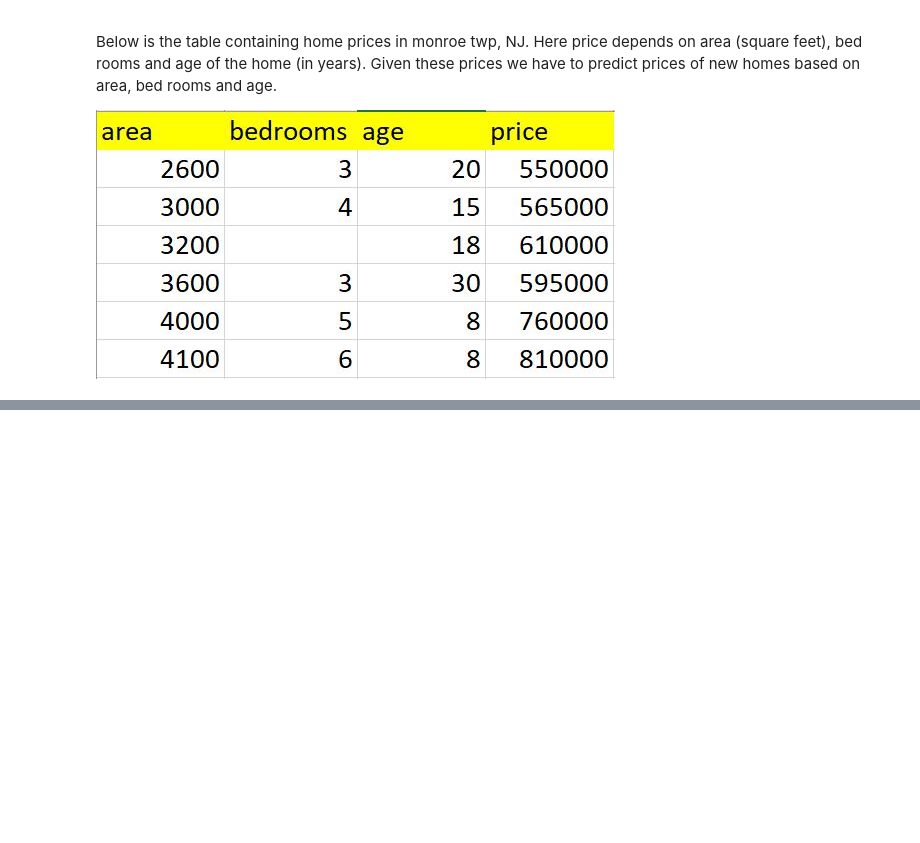
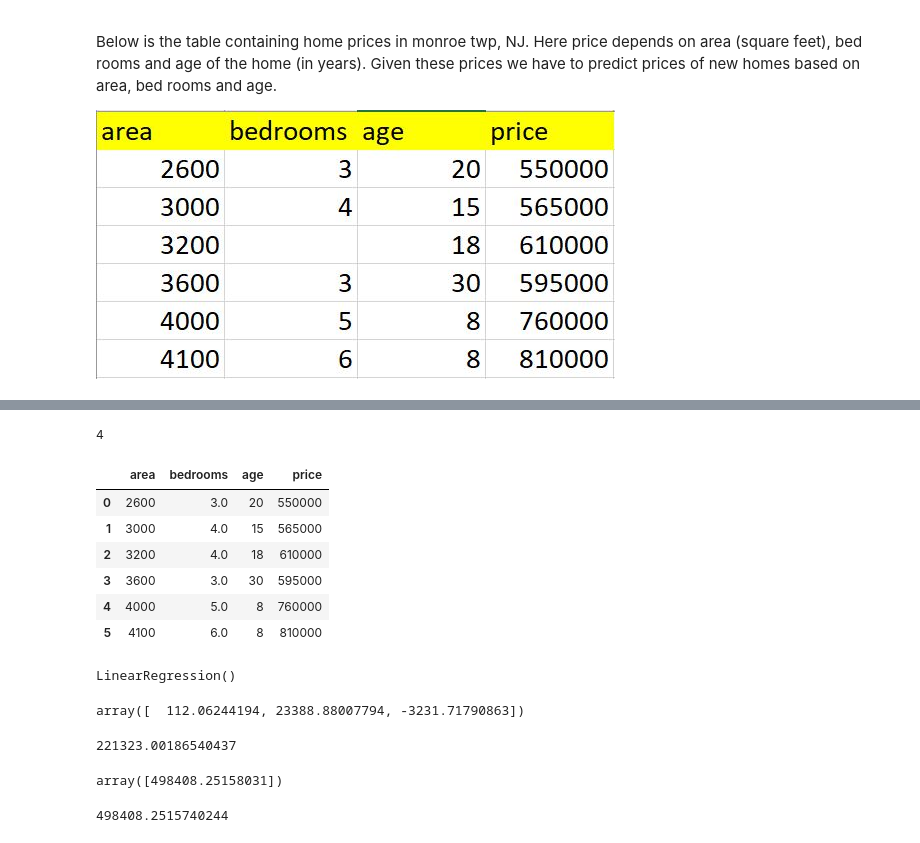
Before and after one commit to EfekanAlpsa/DataScientist-RoadMap, a Jupyter notebook: 4 - Machine Learning/Machine Learning Tutorial Python 2 - Linear Regression Multiple Variables/Machine Learning With Python 2 - Linear Regression Multiple Variables.ipynb, the cells around one changed output, grey strips where cells are left out. Saved outputs shown, nothing was run; the diff lists cells and outputs as text; code cells hidden in the pictures; blank space fills up the shorter version.

```diff
--- a/4 - Machine Learning/Machine Learning Tutorial Python 2 - Linear Regression Multiple Variables/Machine Learning With Python 2 - Linear Regression Multiple Variables.ipynb
+++ b/4 - Machine Learning/Machine Learning Tutorial Python 2 - Linear Regression Multiple Variables/Machine Learning With Python 2 - Linear Regression Multiple Variables.ipynb
@@ -18,0 +34,51 @@ Here area, bedrooms, age are called independant variables or **features** wherea
+# %%
+df.bedrooms.median()
+# or
+import math
+median_bedrooms = math.floor(df.bedrooms.median())
+median_bedrooms
+# %% [output]
+4
+# %%
+# The way I fill bedrooms column's NaN values is using fillna() func.
+df.bedrooms = df.bedrooms.fillna(median_bedrooms)
+df
+# %% [output]
+|  | area | bedrooms | age | price |
+| 0 | 2600 | 3.0 | 20 | 550000 |
+| 1 | 3000 | 4.0 | 15 | 565000 |
+| 2 | 3200 | 4.0 | 18 | 610000 |
+| 3 | 3600 | 3.0 | 30 | 595000 |
+| 4 | 4000 | 5.0 | 8 | 760000 |
+| 5 | 4100 | 6.0 | 8 | 810000 |
+# %%
+reg = linear_model.LinearRegression()
+# We created linear regression class object
+reg.fit(df[['area','bedrooms','age']],df.price)
+# You will use this fit mehod often and this method is used to train your model
+# Training Set
+# df.price is our target variable
+# Now our model is ready !
+# %% [output]
+LinearRegression()
+# %%
+reg.coef_
+# m1 , m2 , m3 Coefficients
+# %% [output]
+array([  112.06244194, 23388.88007794, -3231.71790863])
+# %%
+reg.intercept_
+# Intercept Value so its 'b'
+# Now We Got Everything and We Can Calculate Price !
+# %% [output]
+221323.00186540437
+# %%
+# Predict Home Prices Using Trained Model !
+reg.predict([[3000,3,40]])
+# %% [output]
+array([498408.25158031])
+# %%
+# It find 498408.25158031 that price like that :
+112.06244194*3000+23388.88007794*3+-3231.71790863*40+221323.00186540437
+# %% [output]
+498408.2515740244
```
Also changed, not shown: parts of 3 cells of this notebook.
